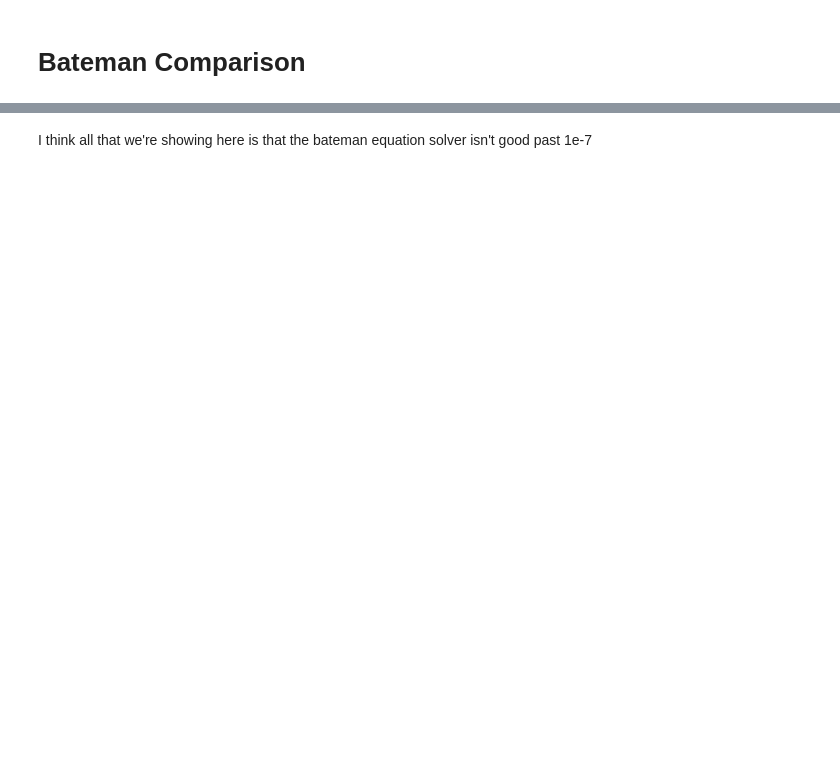
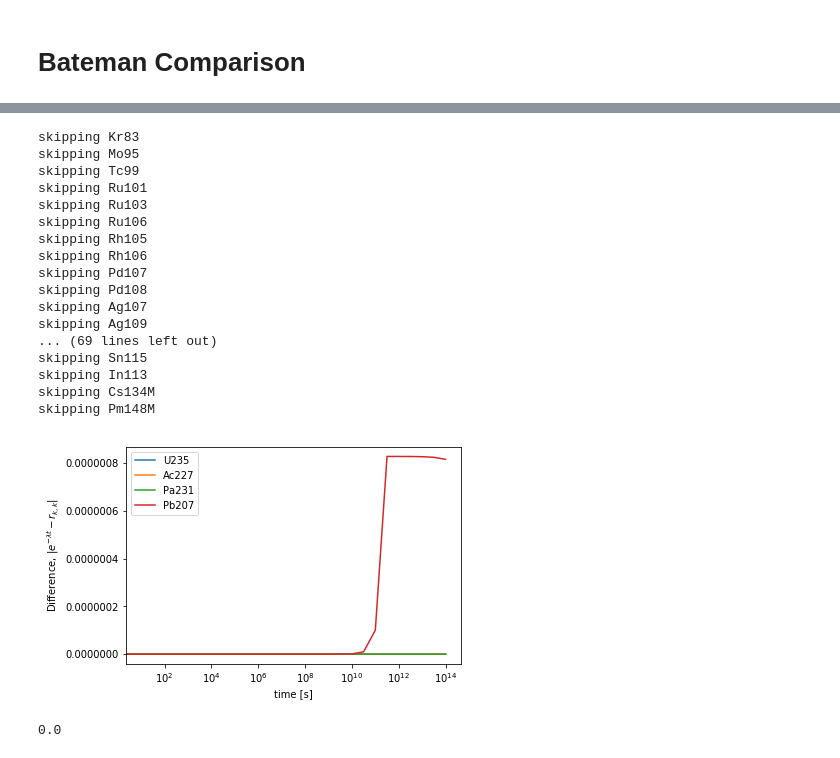
Before and after one commit to ergs/transmutagen-paper, a Jupyter notebook: decay_analysis.ipynb, the cells around one changed output, grey strips where cells are left out. Saved outputs shown, nothing was run; the diff lists cells and outputs as text; code cells hidden in the pictures; blank space fills up the shorter version.

```diff
--- a/decay_analysis.ipynb
+++ b/decay_analysis.ipynb
@@ -108,2 +113,25 @@ bateman_diff_plot('H3', batemans=batemans, crammeds=crammeds)
-# %% [markdown]
-I think all that we're showing here is that the bateman equation solver isn't good past 1e-7
+# %%
+bateman_diff_plot('U235', batemans=batemans, crammeds=crammeds)
+# %% [output]
+skipping Kr83
+skipping Mo95
+skipping Tc99
+skipping Ru101
+skipping Ru103
+skipping Ru106
+skipping Rh105
+skipping Rh106
+skipping Pd107
+skipping Pd108
+skipping Ag107
+skipping Ag109
+... (69 lines left out)
+skipping Sn115
+skipping In113
+skipping Cs134M
+skipping Pm148M
+[figure, added]
+# %%
+data.fpyield('U235', 'I131')
+# %% [output]
+0.0
```
Also changed, not shown: parts of 8 cells of this notebook.
